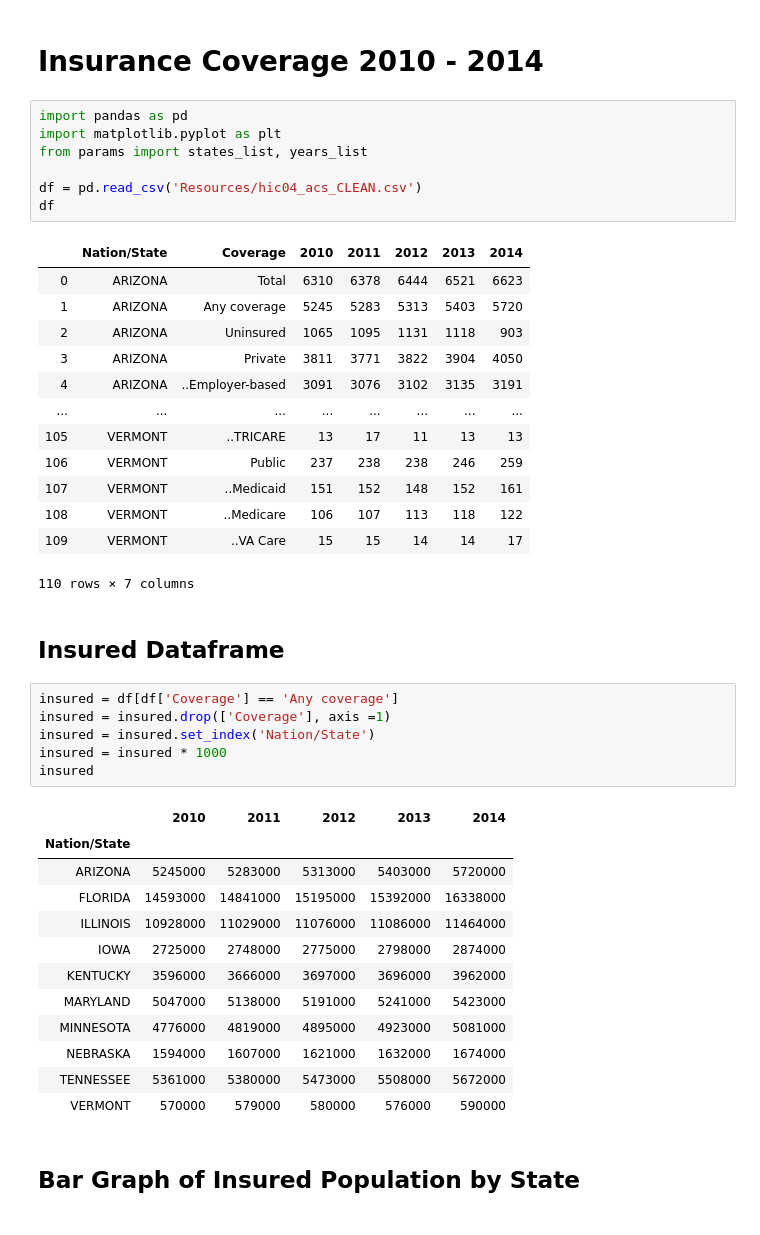
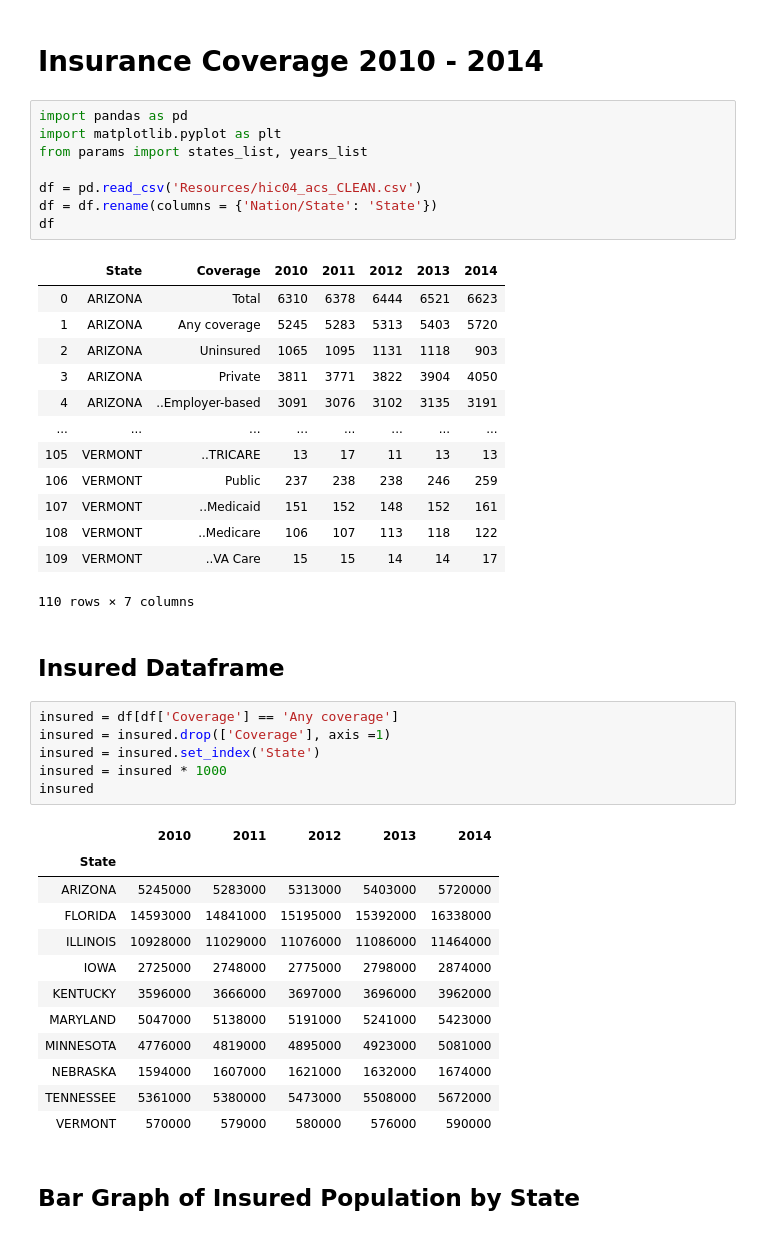
Before and after one commit to TJL30308/DREAM_Project, a Jupyter notebook: insurance_coverage.ipynb, the cells around one changed output. Saved outputs shown, nothing was run; the diff lists cells and outputs as text.

Commit message:
Changed index name for dataframe.

```diff
--- a/insurance_coverage.ipynb
+++ b/insurance_coverage.ipynb
@@ -3,12 +3,13 @@
 # %%
 import pandas as pd
 import matplotlib.pyplot as plt
 from params import states_list, years_list
 
 df = pd.read_csv('Resources/hic04_acs_CLEAN.csv')
+df = df.rename(columns = {'Nation/State': 'State'})
 df
 # %% [output]
-|  | Nation/State | Coverage | 2010 | 2011 | 2012 | 2013 | 2014 |
+|  | State | Coverage | 2010 | 2011 | 2012 | 2013 | 2014 |
 | 0 | ARIZONA | Total | 6310 | 6378 | 6444 | 6521 | 6623 |
 | 1 | ARIZONA | Any coverage | 5245 | 5283 | 5313 | 5403 | 5720 |
 | 2 | ARIZONA | Uninsured | 1065 | 1095 | 1131 | 1118 | 903 |
@@ -26,12 +27,12 @@ df
 # %%
 insured = df[df['Coverage'] == 'Any coverage']
 insured = insured.drop(['Coverage'], axis =1)
-insured = insured.set_index('Nation/State')
+insured = insured.set_index('State')
 insured = insured * 1000
 insured
 # %% [output]
 |  | 2010 | 2011 | 2012 | 2013 | 2014 |
-| Nation/State |  |  |  |  |  |
+| State |  |  |  |  |  |
 | ARIZONA | 5245000 | 5283000 | 5313000 | 5403000 | 5720000 |
 | FLORIDA | 14593000 | 14841000 | 15195000 | 15392000 | 16338000 |
 | ILLINOIS | 10928000 | 11029000 | 11076000 | 11086000 | 11464000 |
```
Also changed, not shown: parts of 9 cells of this notebook, 1 other file.
